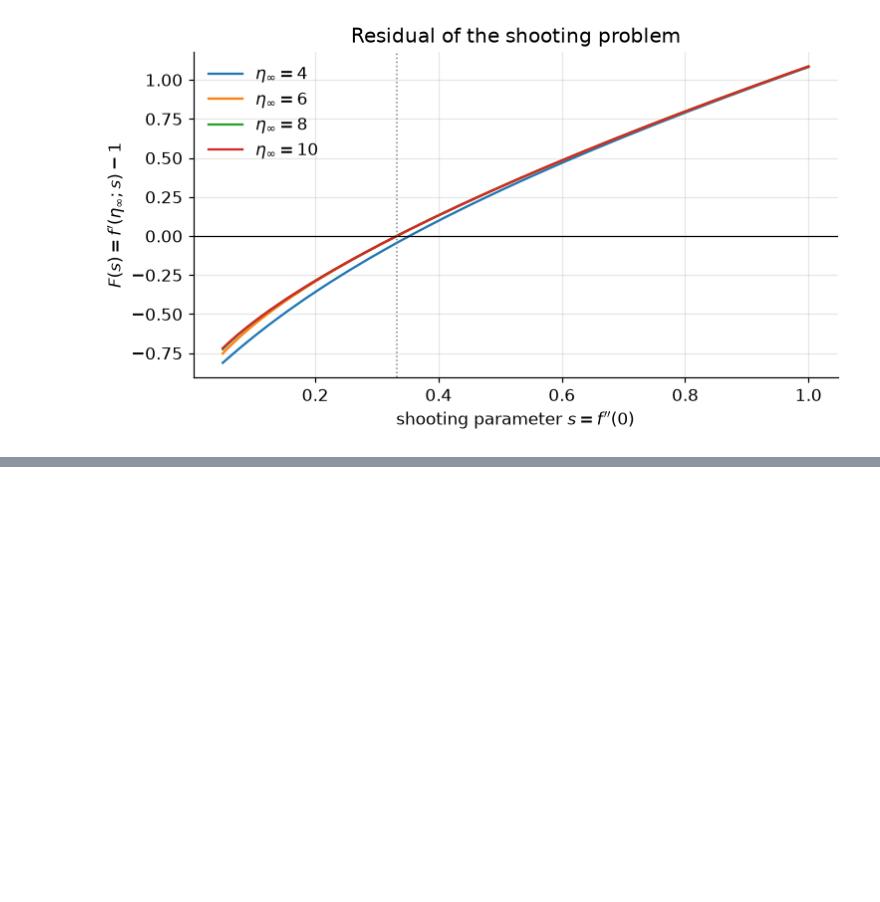
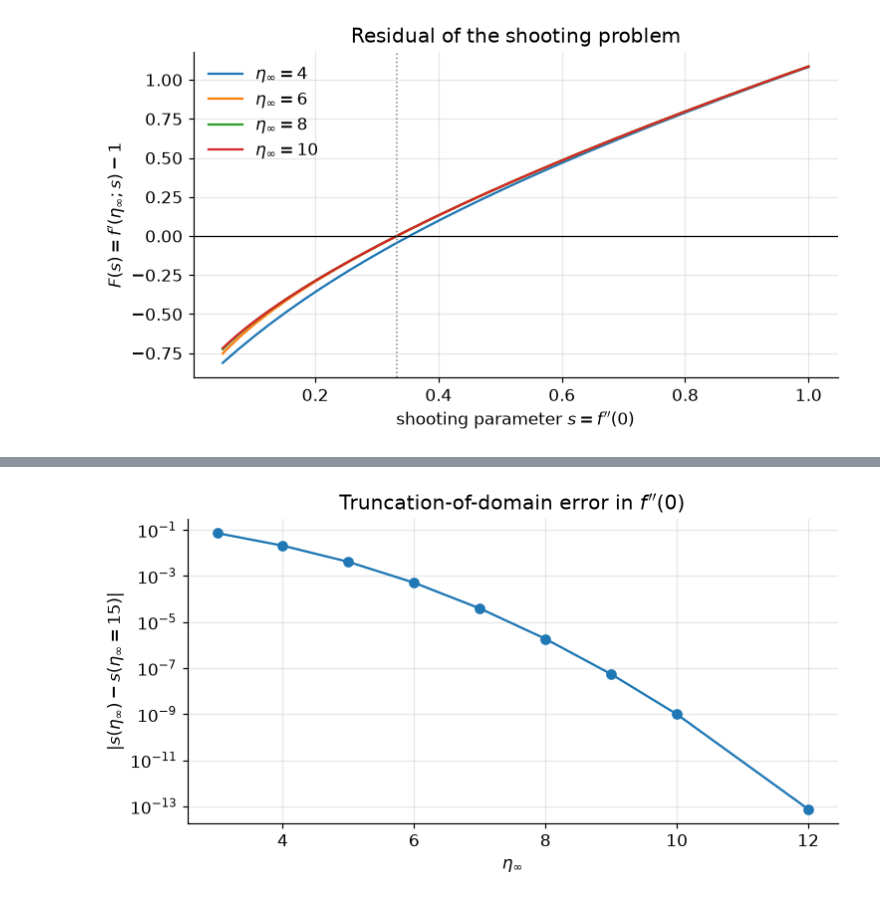
Before and after one commit to aneeshasokan710/AE801_2026, a Jupyter notebook: numode_bvp/Shooting Method for the Blasius Boundary-Layer Equation.ipynb, the cells around one changed output, grey strips where cells are left out. Cells and saved outputs as stored; diff of their text form; code cells hidden in the pictures; blank space fills up the shorter version.

```diff
--- a/numode_bvp/Shooting Method for the Blasius Boundary-Layer Equation.ipynb
+++ b/numode_bvp/Shooting Method for the Blasius Boundary-Layer Equation.ipynb
@@ -261,0 +378,10 @@ plt.tight_layout(); plt.show()
+# %%
+fig, ax = plt.subplots(figsize=(7, 3.8))
+s_ref_far = s_vs_eta[-1]
+ax.semilogy(eta_list[:-1], np.abs(np.array(s_vs_eta[:-1]) - s_ref_far), "o-")
+ax.set_xlabel(r"$\eta_\infty$")
+ax.set_ylabel(r"$|s(\eta_\infty) - s(\eta_\infty=15)|$")
+ax.set_title(r"Truncation-of-domain error in $f''(0)$")
+plt.tight_layout(); plt.show()
+# %% [output]
+[figure, added]
```
Also changed, not shown: parts of 9 cells of this notebook.
